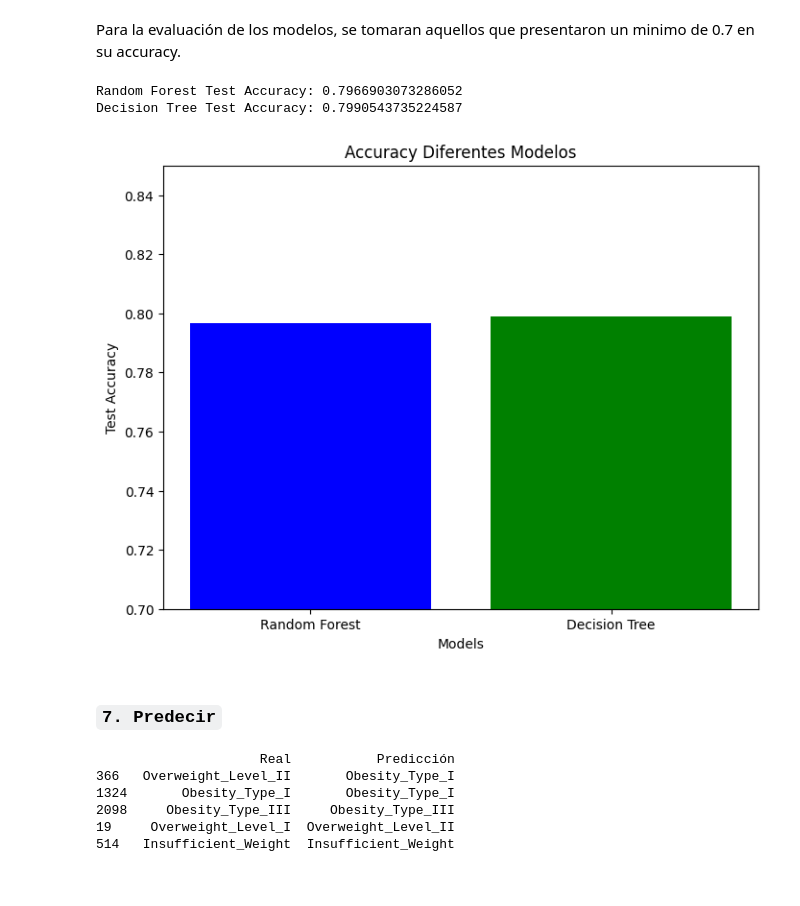
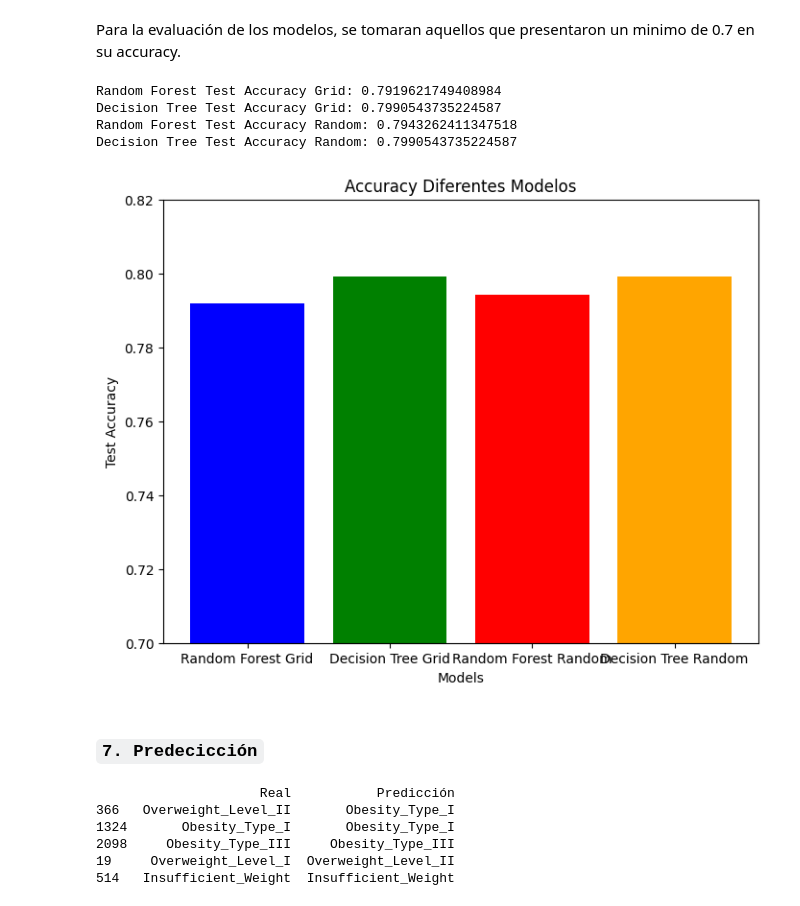
Before and after one commit to JuliethLambrano930/Proyecto_Final, a Jupyter notebook: Notebooks/aprendizaje_supervisado.ipynb, the cells around one changed output. Saved outputs shown, nothing was run; the diff lists cells and outputs as text; code cells hidden in the pictures.

```diff
--- a/Notebooks/aprendizaje_supervisado.ipynb
+++ b/Notebooks/aprendizaje_supervisado.ipynb
@@ -224,3 +226,7 @@ GridSearchCV(cv=5, estimator=RandomForestClassifier(),
                          'n_estimators': [100, 200, 300],
                          'random_state': [17]},
              scoring='accuracy')
+# %%
+random_search_RF = RandomizedSearchCV(RandomForestClassifier(), parametros_grid, cv=5, scoring='accuracy')
+
+random_search_RF.fit(Pres.transform(X_train), y_train)
@@ -289,15 +307,12 @@ from sklearn.model_selection import RepeatedStratifiedKFold
 np.logspace(0,-9, num=10)
 
 
-cv_method = RepeatedStratifiedKFold(n_splits=5,
-                                    n_repeats=5,
-                                    random_state=999)
+cv_method = RepeatedStratifiedKFold(n_splits=5, n_repeats=5, random_state=17)
 
 parametros_grid = {'var_smoothing': np.logspace(0,-9, num=100)}
 
 
 grid_search_NB = GridSearchCV(GaussianNB(), parametros_grid, cv=cv_method, scoring='accuracy')
 
-# Fit the GridSearchCV object to the data
 grid_search_NB.fit(Pres.transform(X_train), y_train)
 # %% [output]
@@ -325,0 +332,4 @@ Best Mean Accuracy: 0.537313223184029
+# %%
+random_search_NB = RandomizedSearchCV(GaussianNB(), parametros_grid, cv=5, scoring='accuracy')
+
+random_search_NB.fit(Pres.transform(X_train), y_train)
@@ -400,0 +430,4 @@ Best Mean Accuracy: 0.7428915070321142
+# %%
+random_search_DT = RandomizedSearchCV(DecisionTreeClassifier(), parametros_grid, cv=5, scoring='accuracy')
+
+random_search_DT.fit(Pres.transform(X_train), y_train)
@@ -423,39 +479,54 @@ ax.figure.tight_layout()
 # %% [markdown]
 Para la evaluación de los modelos, se tomaran aquellos que presentaron un minimo de 0.7 en su accuracy.
 # %%
-Mejor_Modelo_RF = RandomForestClassifier(criterion='entropy', max_depth=None, min_samples_split=2, n_estimators=100, random_state=17)
-Mejor_Modelo_DT = RandomForestClassifier(criterion='entropy', max_depth=13, random_state=17)
-
-# Train the best models on the entire training set
-Mejor_Modelo_RF.fit(Pres.transform(X_train), y_train)
-Mejor_Modelo_DT.fit(Pres.transform(X_train), y_train)
-
-
-# Evaluate the best models on the test set
-RF_test_accuracy = Mejor_Modelo_RF.score(Pres.transform(X_test), y_test)
-DT_test_accuracy = Mejor_Modelo_DT.score(Pres.transform(X_test), y_test)
-
-
-print("Random Forest Test Accuracy:", RF_test_accuracy)
-print("Decision Tree Test Accuracy:", DT_test_accuracy)
+Mejor_Modelo_RF_Grid = RandomForestClassifier(criterion='gini', max_depth=None, min_samples_split=2, n_estimators=100, random_state=17)
+Mejor_Modelo_DT_Grid = RandomForestClassifier(criterion='entropy', max_depth=13, random_state=17)
+Mejor_Modelo_RF_Random = RandomForestClassifier(criterion='gini', max_depth=20, min_samples_split=2, n_estimators=100, random_state=17)
+Mejor_Modelo_DT_Random = RandomForestClassifier(criterion='entropy', max_depth=14, random_state=17)
 
 
 
-Modelos = ['Random Forest', 'Decision Tree']
-Accuracy = [RF_test_accuracy, DT_test_accuracy]
 
-# Create bar plot
+# Entrenamiento mejores modelos
+Mejor_Modelo_RF_Grid.fit(Pres.transform(X_train), y_train)
+Mejor_Modelo_DT_Grid.fit(Pres.transform(X_train), y_train)
+Mejor_Modelo_RF_Random.fit(Pres.transform(X_train), y_train)
+Mejor_Modelo_DT_Random.fit(Pres.transform(X_train), y_train)
+
+
+
+# Evaluar modelos en el test
+RF_test_accuracy_Grid = Mejor_Modelo_RF_Grid.score(Pres.transform(X_test), y_test)
+DT_test_accuracy_Grid = Mejor_Modelo_DT_Grid.score(Pres.transform(X_test), y_test)
+RF_test_accuracy_Random = Mejor_Modelo_RF_Random.score(Pres.transform(X_test), y_test)
+DT_test_accuracy_Random = Mejor_Modelo_DT_Random.score(Pres.transform(X_test), y_test)
+
+
+
+print("Random Forest Test Accuracy Grid:", RF_test_accuracy_Grid)
+print("Decision Tree Test Accuracy Grid:", DT_test_accuracy_Grid)
+print("Random Forest Test Accuracy Random:", RF_test_accuracy_Random)
+print("Decision Tree Test Accuracy Random:", DT_test_accuracy_Random)
+
+
+
+Modelos = ['Random Forest Grid', 'Decision Tree Grid','Random Forest Random', 'Decision Tree Random']
+Accuracy = [RF_test_accuracy_Grid, DT_test_accuracy_Grid, RF_test_accuracy_Random, DT_test_accuracy_Random]
+
+# Grafico
 plt.figure(figsize=(8, 6))
-plt.bar(Modelos, Accuracy, color=['blue', 'green', 'red'])
+plt.bar(Modelos, Accuracy, color=['blue', 'green', 'red', 'orange'])
 plt.xlabel('Models')
 plt.ylabel('Test Accuracy')
 plt.title('Accuracy Diferentes Modelos')
-plt.ylim(0.7, 0.85)  # Set y-axis limits for better visualization
+plt.ylim(0.7, 0.82)
 plt.show()
 # %% [output]
-Random Forest Test Accuracy: 0.7966903073286052
-Decision Tree Test Accuracy: 0.7990543735224587
+Random Forest Test Accuracy Grid: 0.7919621749408984
+Decision Tree Test Accuracy Grid: 0.7990543735224587
+Random Forest Test Accuracy Random: 0.7943262411347518
+Decision Tree Test Accuracy Random: 0.7990543735224587
-[figure, old version]
+[figure, new version]
 # %% [markdown]
-### `7. Predecir`
+### `7. Predecicción`
 # %%
```
Also changed, not shown: parts of 25 cells of this notebook.
